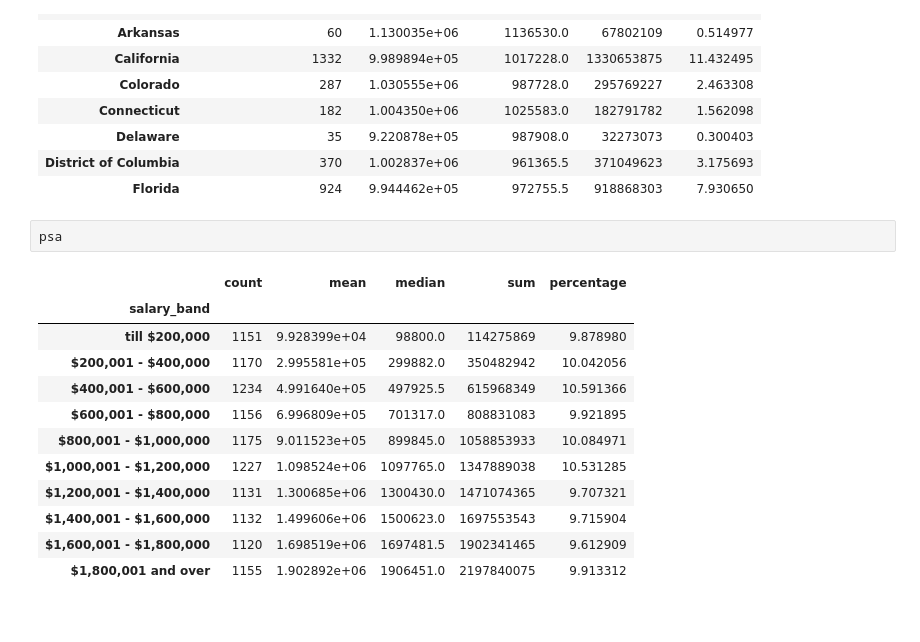
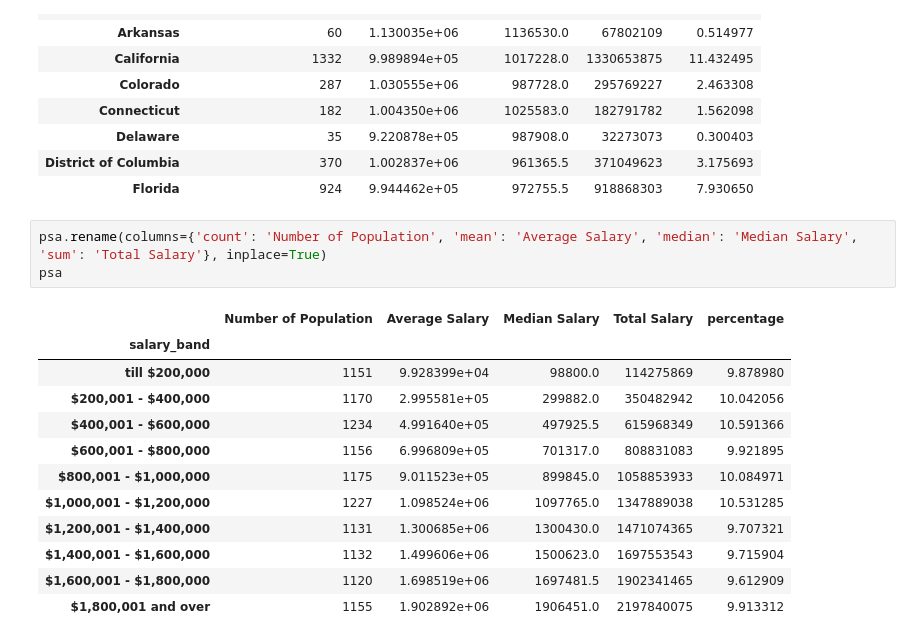
Before and after one commit to isokovq/Mypythonhomework, a Jupyter notebook: lesson-19/homework/homework19.ipynb, the cells around one changed output. Saved outputs shown, nothing was run; the diff lists cells and outputs as text.

```diff
--- a/lesson-19/homework/homework19.ipynb
+++ b/lesson-19/homework/homework19.ipynb
@@ -165,9 +185,10 @@ state.head(10)
 | District of Columbia | 370 | 1.002837e+06 | 961365.5 | 371049623 | 3.175693 |
 | Florida | 924 | 9.944462e+05 | 972755.5 | 918868303 | 7.930650 |
 # %%
+psa.rename(columns={'count': 'Number of Population', 'mean': 'Average Salary', 'median': 'Median Salary', 'sum': 'Total Salary'}, inplace=True)
 psa
 # %% [output]
-|  | count | mean | median | sum | percentage |
+|  | Number of Population | Average Salary | Median Salary | Total Salary | percentage |
 | salary_band |  |  |  |  |  |
 | till $200,000 | 1151 | 9.928399e+04 | 98800.0 | 114275869 | 9.878980 |
 | $200,001 - $400,000 | 1170 | 2.995581e+05 | 299882.0 | 350482942 | 10.042056 |
```
Also changed, not shown: parts of 3 cells of this notebook.
